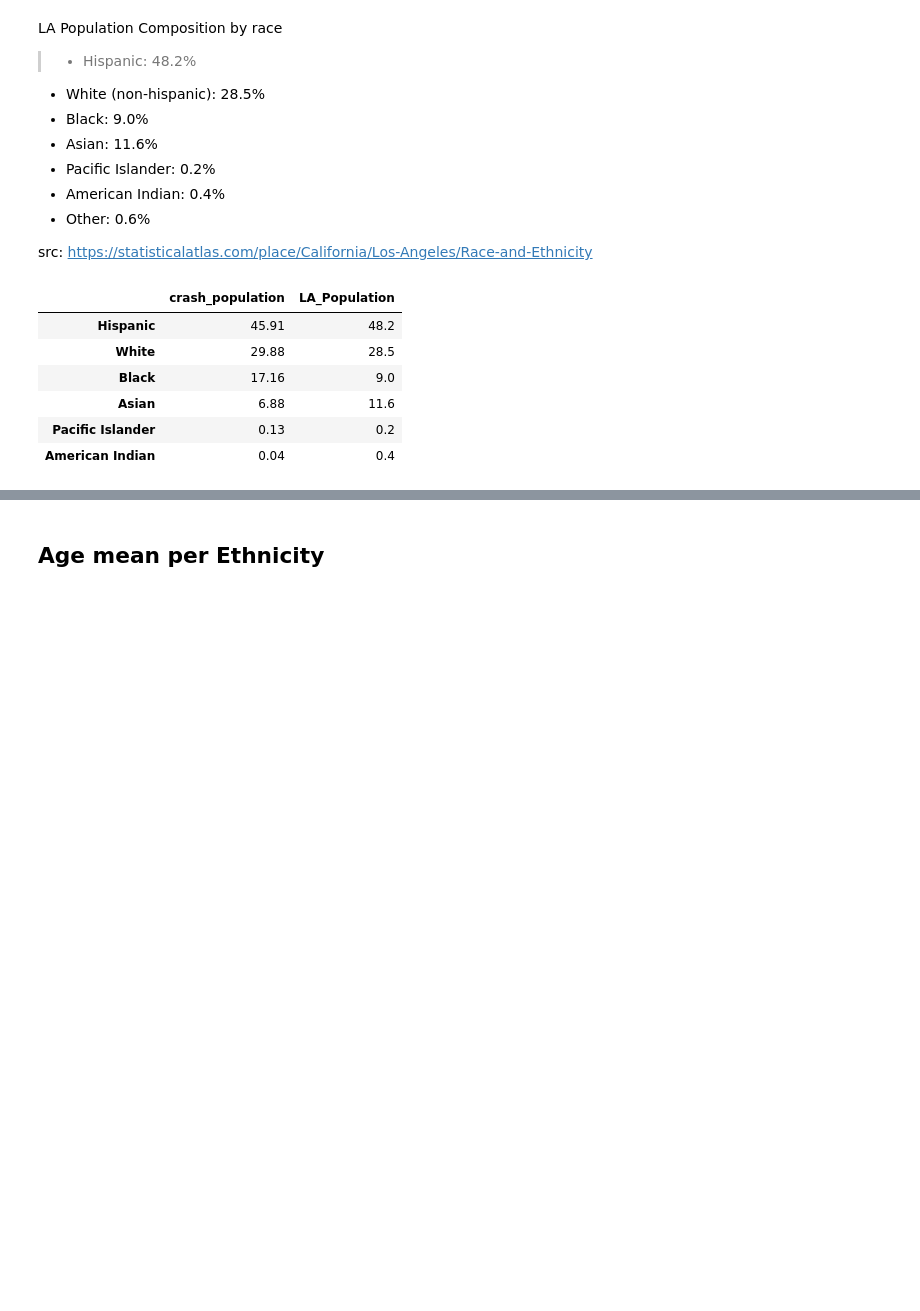
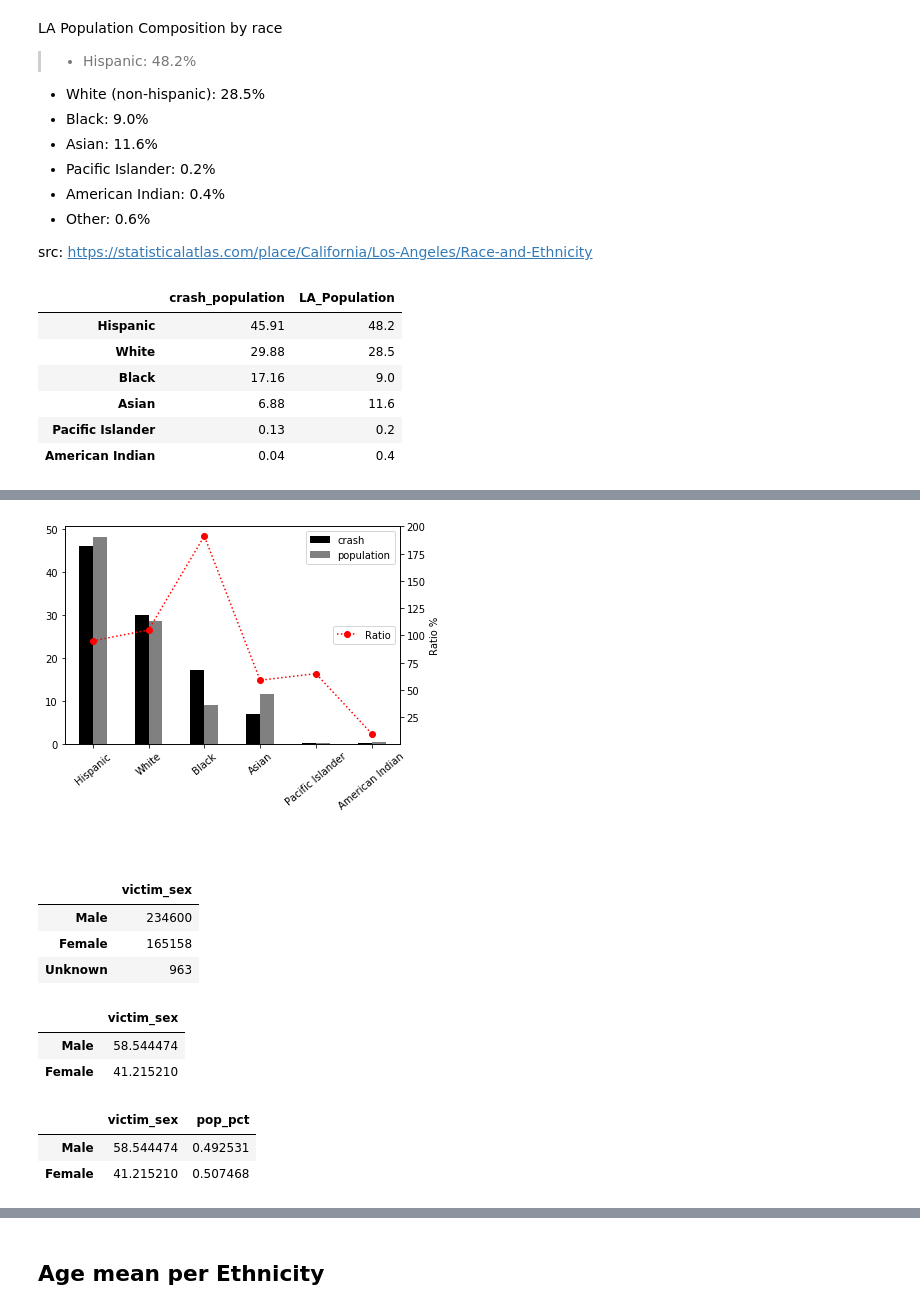
Before and after one commit to shaun-huang/LA-Traffic-Collision-Analysis, a Jupyter notebook: LA Collision Analysis/02 - LA Traffic Collision Analysis - AG.ipynb, the cells around one changed output, grey strips where cells are left out. Drawn from its saved outputs; the diff is of its cells as text; code cells hidden in the pictures; blank space fills up the shorter version.

```diff
--- a/LA Collision Analysis/02 - LA Traffic Collision Analysis - AG.ipynb
+++ b/LA Collision Analysis/02 - LA Traffic Collision Analysis - AG.ipynb
@@ -160,0 +153,52 @@ plta.show()
+# %%
+ratio = [95, 105, 191, 59, 65, 10]
+xaxis = ["Hispanic", "White", "Black", "Asian", "Pacific Islander", "American Indian"]
+crash = (45.91, 29.88, 17.16, 6.88, 0.13, .04)
+la_pop = (48.2, 28.5, 9, 11.6, .2, .4)
+width = 0.35
+ind = np.arange(len(xaxis))
+crash_data = pd.DataFrame(crash,xaxis)
+crash_data[1] = la_pop
+crash_data = crash_data.rename(columns = {0:'crash',1:'population'})
+crash_fig = crash_data.plot(kind='bar', color=["black", "gray"], use_index=True)
+line_data = crash_fig.twinx()
+line_fig = line_data.plot(ratio, linestyle=':',marker='o',color='red', label='Ratio')
+
+plta.legend(loc="right")
+crash_fig.legend(loc="best")
+
+# plta.legend((crash, population, ratio), ("Crash", "Population", "Ratio"))
+# plta.title("Ethnicity by Victim Crash and LA Population")
+plta.ylabel("Ratio %")
+crash_fig.tick_params(axis='x', rotation=40)
+# %% [output]
+[figure, added]
+# %% [markdown]
+##
+# %%
+# Create DataFrame with the total counts of each ethnicity
+sex_race_counts = pd.DataFrame(df['victim_sex'].value_counts())
+sex_race_counts
+# %% [output]
+|  | victim_sex |
+| Male | 234600 |
+| Female | 165158 |
+| Unknown | 963 |
+# %%
+sex_pct = sex_race_counts/sex_race_counts.sum()*100
+sex_pct
+sex_pct = sex_pct.loc[["Male", "Female"]]
+sex_pct
+# %% [output]
+|  | victim_sex |
+| Male | 58.544474 |
+| Female | 41.215210 |
+# %%
+gender_pop = {"Male": "0.492531",
+              "Female": "0.507468"}
+sex_pct["pop_pct"] = pd.Series(gender_pop)
+sex_pct
+# %% [output]
+|  | victim_sex | pop_pct |
+| Male | 58.544474 | 0.492531 |
+| Female | 41.215210 | 0.507468 |
```
Also changed, not shown: parts of 9 cells of this notebook.
